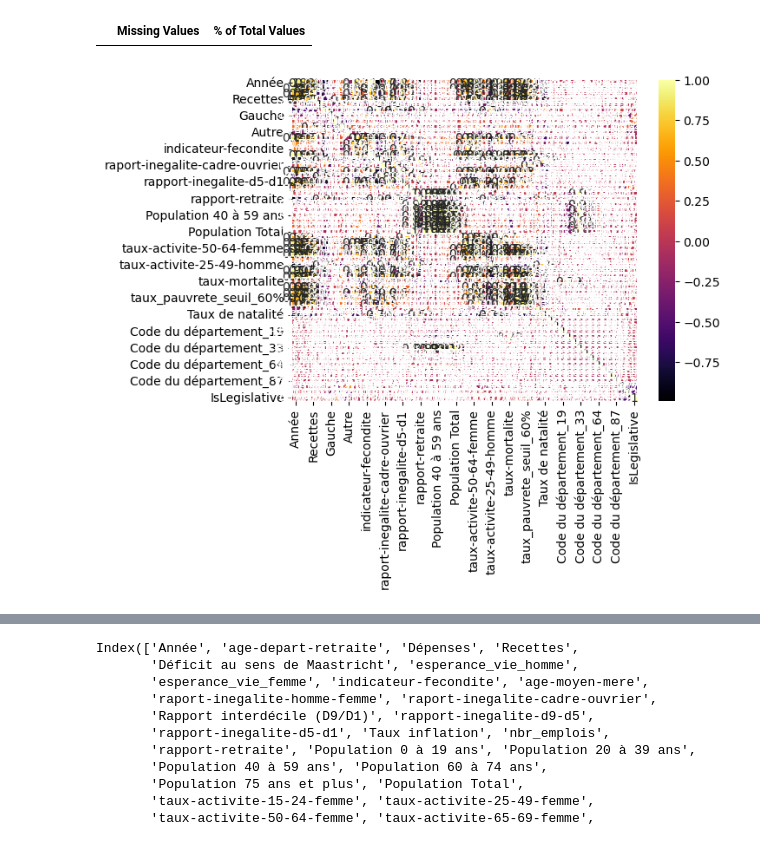
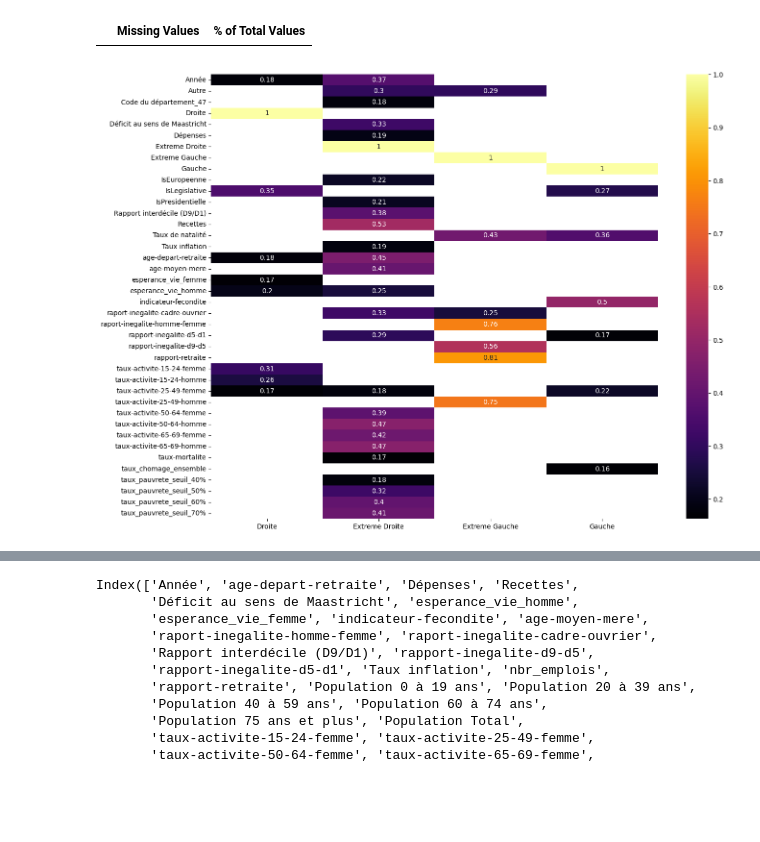
Before and after one commit to L-Clem/MSPR-Big-Data-et-Analyse-des-donnees, a Jupyter notebook: analisys.ipynb, the cells around one changed output, grey strips where cells are left out. Cells and saved outputs as stored; diff of their text form; code cells hidden in the pictures; blank space fills up the shorter version.

```diff
--- a/analisys.ipynb
+++ b/analisys.ipynb
@@ -224,6 +228,7 @@ df.to_csv("before_analysis.csv")
 # %%
-plt.figure()
-sns.heatmap(df.corr(), annot = True, cmap = "inferno")
+#plt.figure(figsize=(20, 32))
+plt.figure(figsize=(15, 12))
+sns.heatmap(df.corr()[["Extreme Gauche","Gauche","Droite","Extreme Droite"]].stack(dropna=False).nlargest(50).unstack(), annot = True, cmap = "inferno")
 plt.show()
 # %% [output]
-[figure, old version]
+[figure, new version]
```
Also changed, not shown: parts of 12 cells of this notebook.
